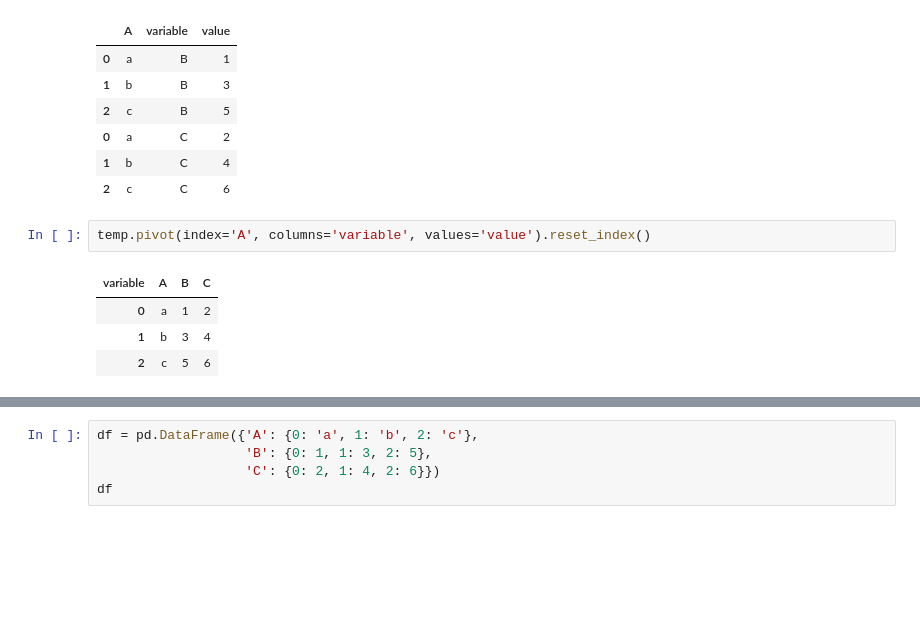
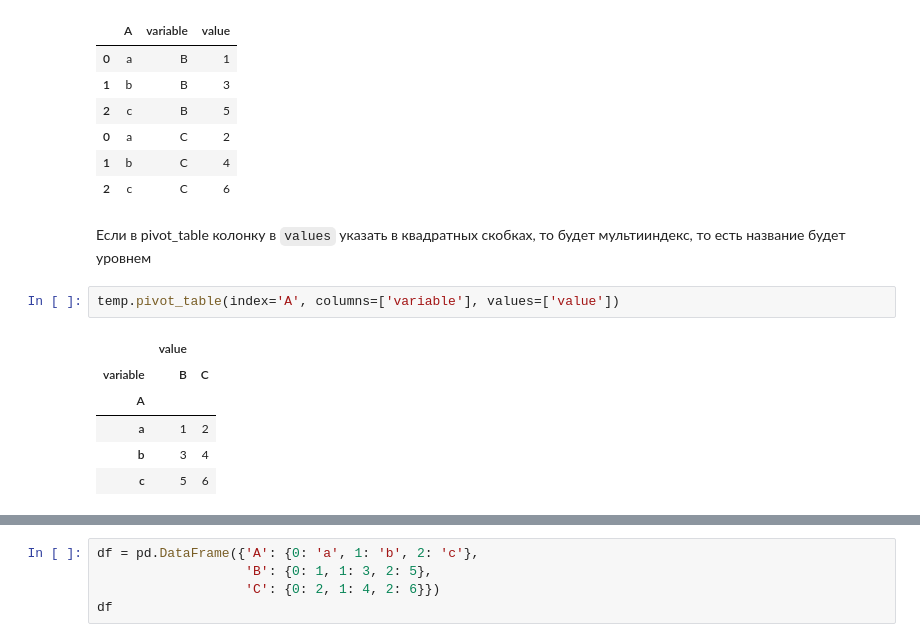
Before and after one commit to PAGriAnalytics/pagri_hard_skills, a Jupyter notebook: pandas.ipynb, the cells around one changed output, grey strips where cells are left out. Saved outputs shown, nothing was run; the diff lists cells and outputs as text; blank space fills up the shorter version.

```diff
--- a/pandas.ipynb
+++ b/pandas.ipynb
@@ -1552,10 +1791,14 @@ temp
 | 0 | a | C | 2 |
 | 1 | b | C | 4 |
 | 2 | c | C | 6 |
+# %% [markdown]
+Если в pivot_table колонку в `values` указать в квадратных скобках, то будет мультииндекс, то есть название будет уровнем
 # %%
-temp.pivot(index='A', columns='variable', values='value').reset_index()
+temp.pivot_table(index='A', columns=['variable'], values=['value'])
 # %% [output]
-| variable | A | B | C |
-| 0 | a | 1 | 2 |
-| 1 | b | 3 | 4 |
-| 2 | c | 5 | 6 |
+|  | value |  |
+| variable | B | C |
+| A |  |  |
+| a | 1 | 2 |
+| b | 3 | 4 |
+| c | 5 | 6 |
```
Also changed, not shown: parts of 68 cells of this notebook, 29 other files.
